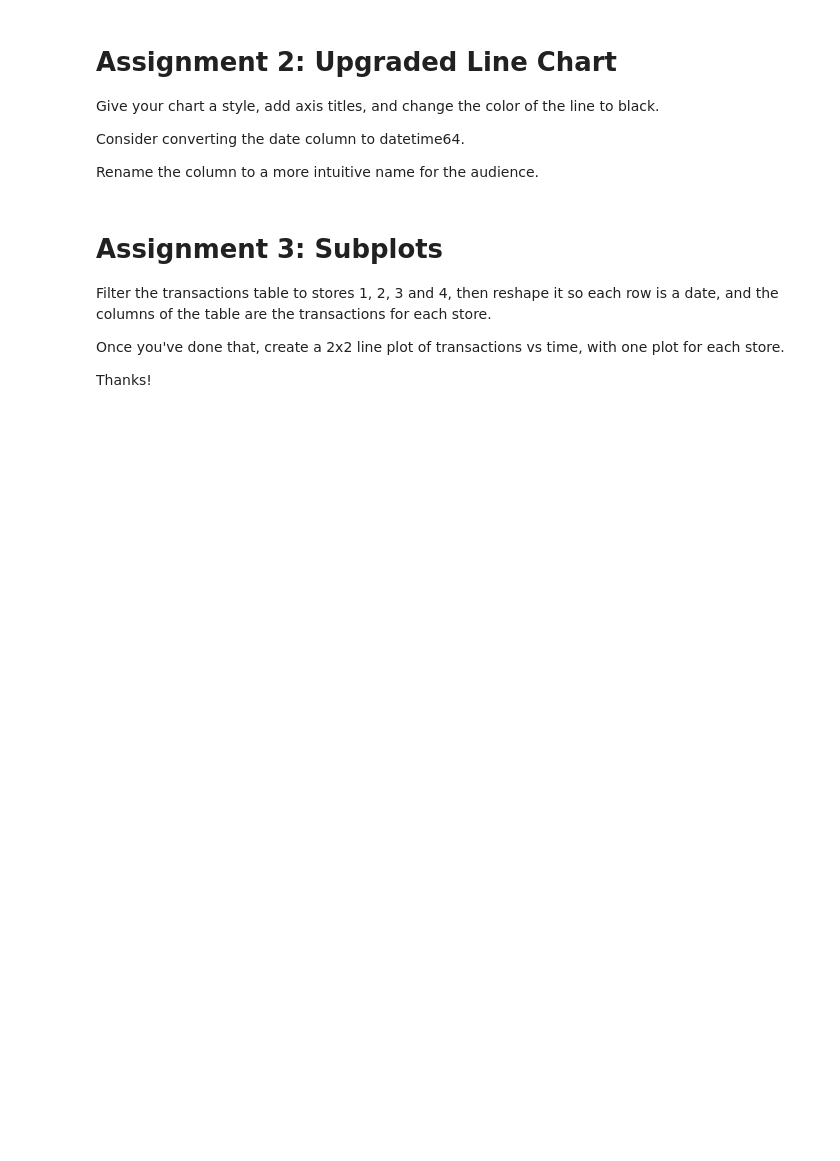
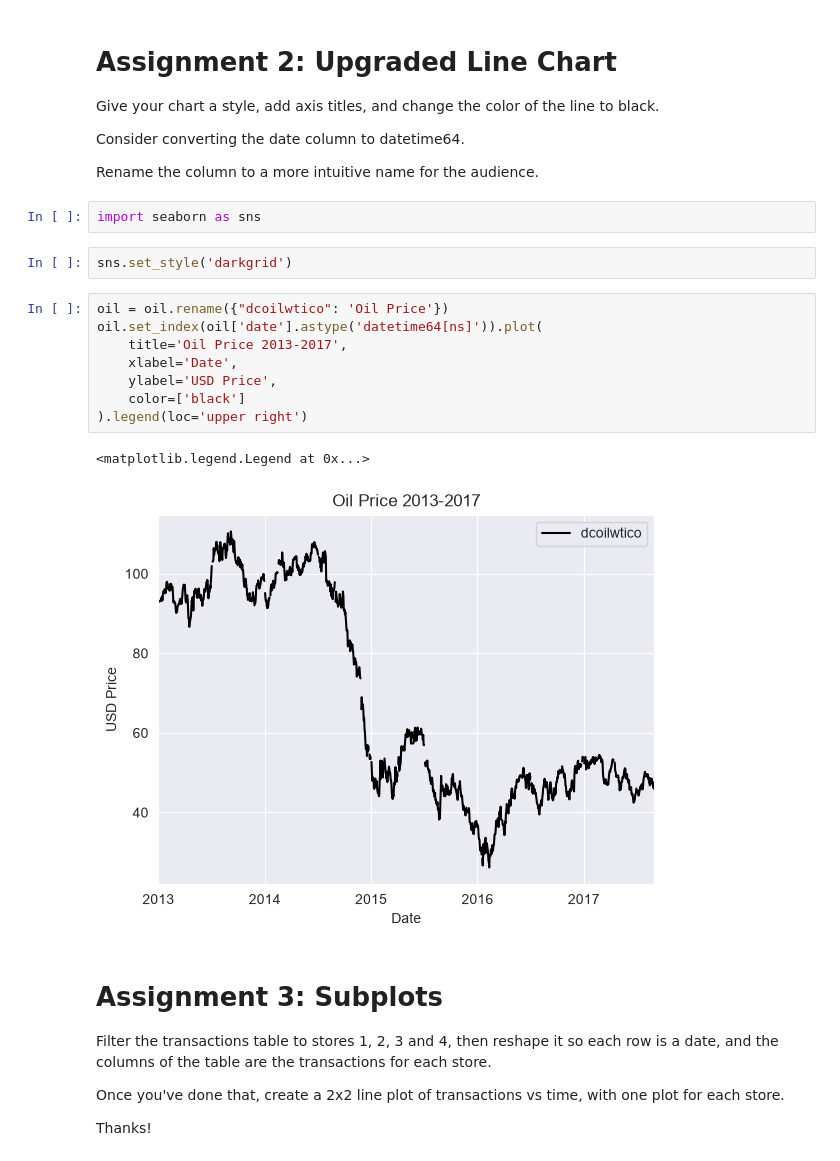
Before and after one commit to Pouria7gh/NumPy_Pandas, a Jupyter notebook: 4_Data_Visualization/section05_data_viz.ipynb, the cells around one changed output. Cells and saved outputs as stored; diff of their text form; blank space fills up the shorter version.

Commit message:
Data Visaulization Assignment 2: Upgraded Line Chart

```diff
--- a/4_Data_Visualization/section05_data_viz.ipynb
+++ b/4_Data_Visualization/section05_data_viz.ipynb
@@ -36,6 +36,21 @@ Give your chart a style, add axis titles, and change the color of the line to bl
 Consider converting the date column to datetime64.
 
 Rename the column to a more intuitive name for the audience.
+# %%
+import seaborn as sns
+# %%
+sns.set_style('darkgrid')
+# %%
+oil = oil.rename({"dcoilwtico": 'Oil Price'})
+oil.set_index(oil['date'].astype('datetime64[ns]')).plot(
+    title='Oil Price 2013-2017',
+    xlabel='Date',
+    ylabel='USD Price',
+    color=['black']
+).legend(loc='upper right')
+# %% [output]
+<matplotlib.legend.Legend at 0x...>
+[figure, added]
 # %% [markdown]
 # Assignment 3: Subplots
 
```
Also changed, not shown: 2 other files.
